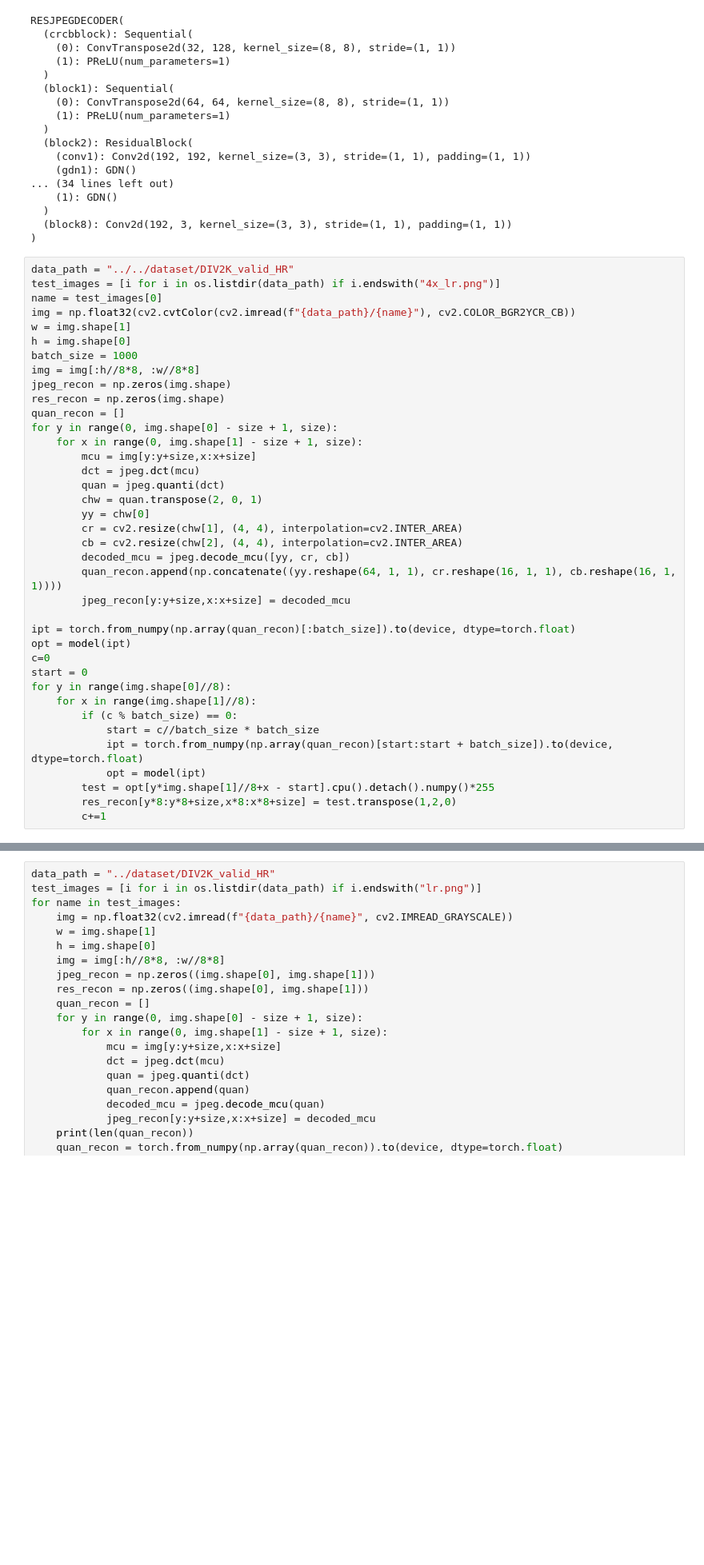
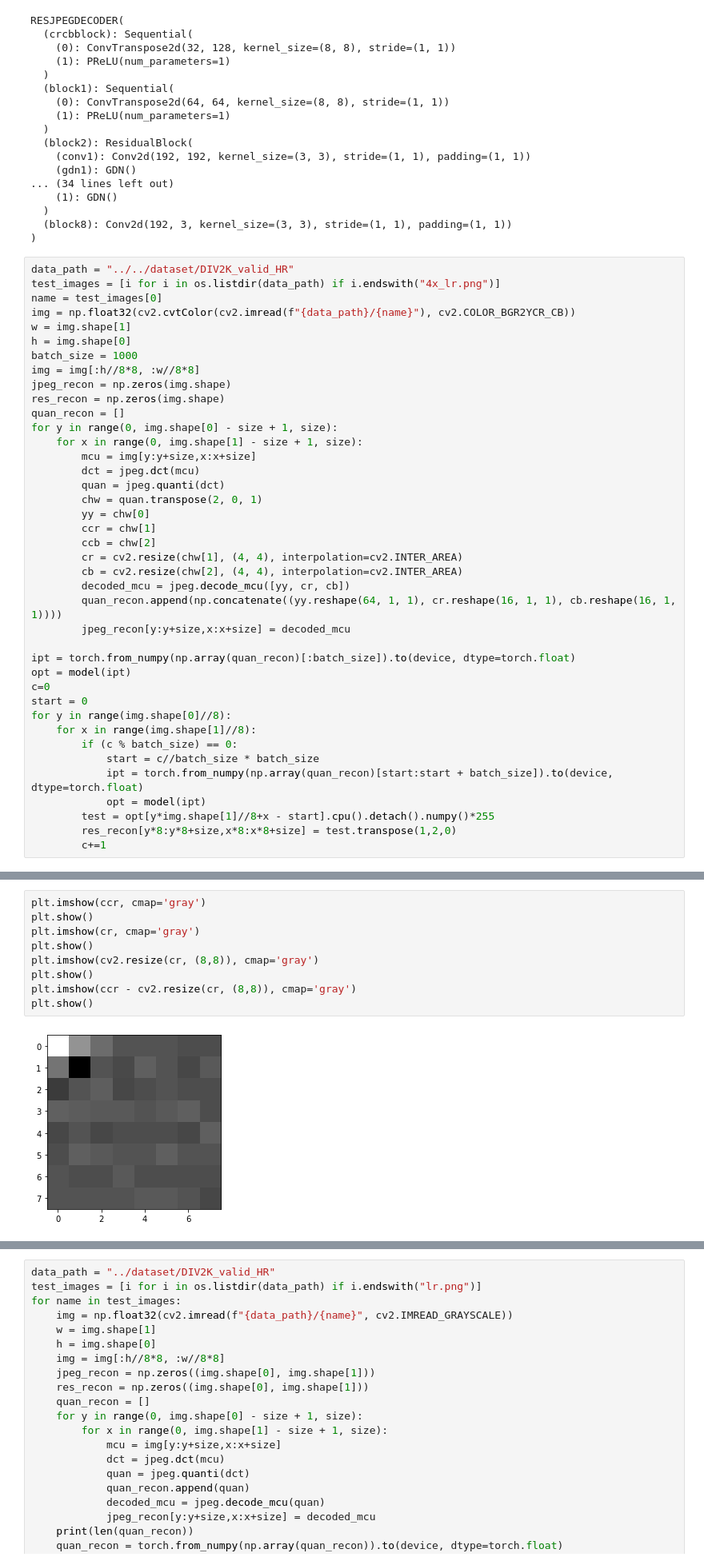
Before and after one commit to hanyuan97/learned-idct, a Jupyter notebook: test.ipynb, the cells around one changed output, grey strips where cells are left out. Shown at 80% size. Cells and saved outputs as stored; diff of their text form; blank space fills up the shorter version.

```diff
--- a/test.ipynb
+++ b/test.ipynb
@@ -87,6 +87,8 @@ for y in range(0, img.shape[0] - size + 1, size):
         quan = jpeg.quanti(dct)
         chw = quan.transpose(2, 0, 1)
         yy = chw[0]
+        ccr = chw[1]
+        ccb = chw[2]
         cr = cv2.resize(chw[1], (4, 4), interpolation=cv2.INTER_AREA)
         cb = cv2.resize(chw[2], (4, 4), interpolation=cv2.INTER_AREA)
         decoded_mcu = jpeg.decode_mcu([yy, cr, cb])
@@ -117,0 +120,11 @@ jpeg_recon[:,:,2].max()
+# %%
+plt.imshow(ccr, cmap='gray')
+plt.show()
+plt.imshow(cr, cmap='gray')
+plt.show()
+plt.imshow(cv2.resize(cr, (8,8)), cmap='gray')
+plt.show()
+plt.imshow(ccr - cv2.resize(cr, (8,8)), cmap='gray')
+plt.show()
+# %% [output]
+[figure, added]
```
Also changed, not shown: parts of 3 cells of this notebook, 2 other files.
